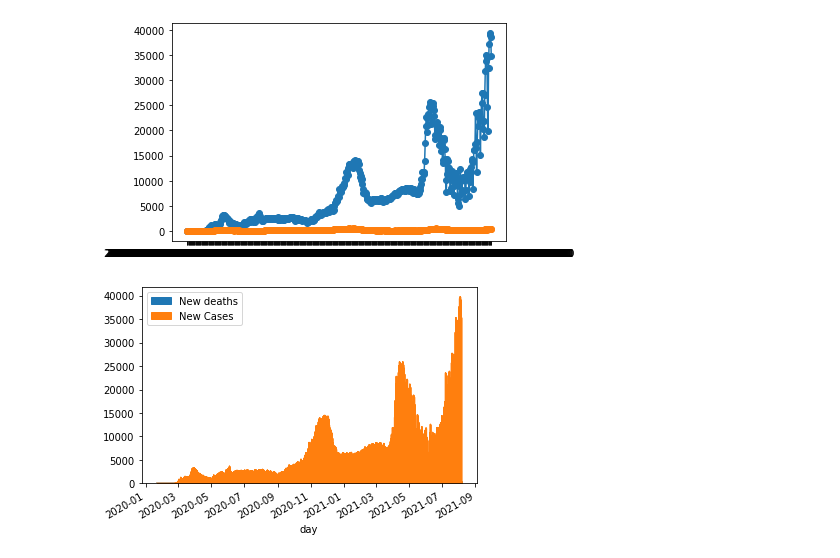
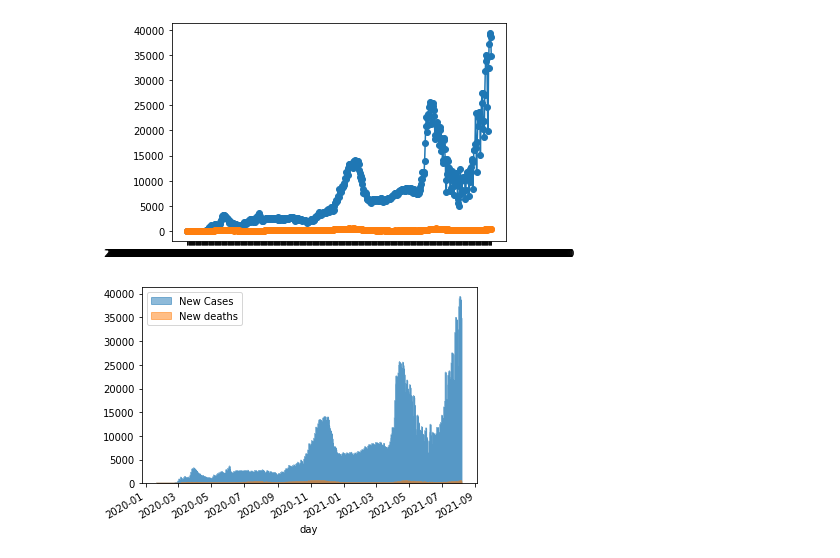
Before and after one commit to maheravi/Data-Science, a Jupyter notebook: COVID-19-time-series-clean-complete.ipynb, the cells around one changed output. Drawn from its saved outputs; the diff is of its cells as text; code cells hidden in the pictures.

```diff
--- a/COVID-19-time-series-clean-complete.ipynb
+++ b/COVID-19-time-series-clean-complete.ipynb
@@ -86,7 +86,7 @@ plt.plot(tx_iran['Date'].to_numpy(dtype='str'), tx_iran['New deaths'], marker='o
 [figure]
 # %%
 tx_iran = tx_data.loc[(tx_data['Country/Region'] == 'Iran')]
-df = pd.DataFrame({'New deaths': tx_iran['New deaths'], 'New Cases' : tx_iran['New cases'], 'day' : tx_data['Date']})
-ax = df.plot.area(x='day')
+df = pd.DataFrame({'New Cases' : tx_iran['New cases'], 'New deaths': tx_iran['New deaths'], 'day' : tx_data['Date']})
+ax = df.plot.area(x='day', stacked=False)
 # %% [output]
-[figure, old version]
+[figure, new version]
```
